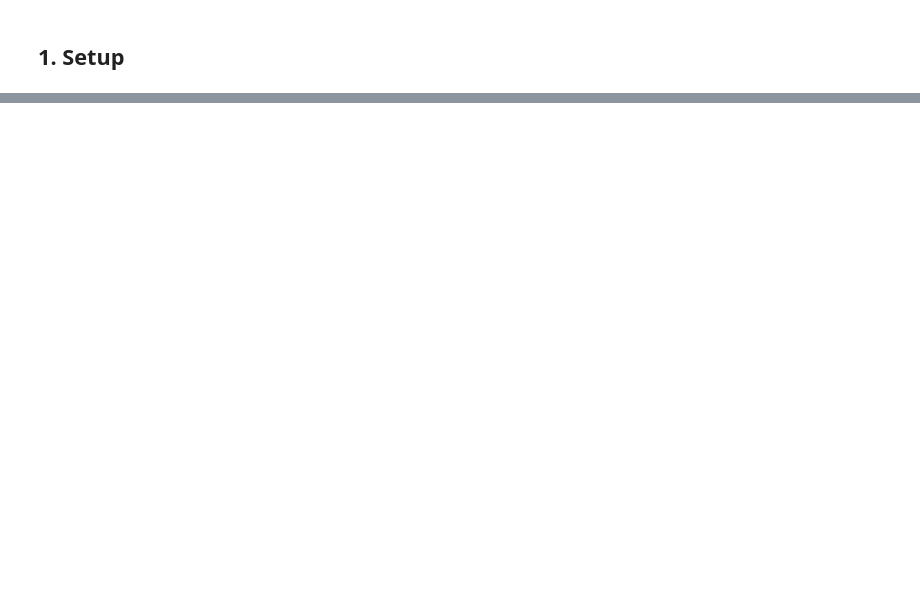
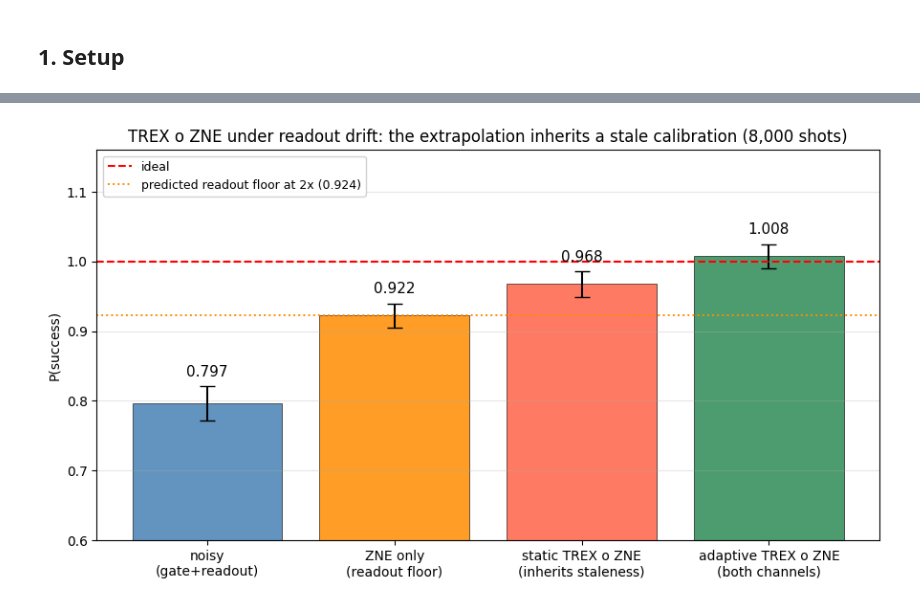
Before and after one commit to t-ferrer/Quantum_error_mitigation, a Jupyter notebook: notebooks/Composite_drift_TREX.ipynb, the cells around one changed output, grey strips where cells are left out. Drawn from its saved outputs; the diff is of its cells as text; code cells hidden in the pictures; blank space fills up the shorter version.

```diff
--- a/notebooks/Composite_drift_TREX.ipynb
+++ b/notebooks/Composite_drift_TREX.ipynb
@@ -180,0 +269,76 @@ then invert (PEC) or amplify (PEA) the *learned* channel. That is the next step.
+# %%
+from mitiq import zne
+from mitiq.zne.inference import ExpFactory, ExtrapolationError
+from mitiq.zne.scaling import fold_global
+
+SF = SPEC_COMPOSITE_READOUT.scale_factors   # [1, 1.5, 2, 3, 5] -- 5 points for the free-asymptote fit
+
+
+def zne_exp(circuit, executor):
+    "Non-adaptive ExpFactory ZNE (free asymptote) -> NaN if the fit fails, as run_benchmark does."
+    try:
+        return zne.execute_with_zne(circuit, executor, scale_noise=fold_global,
+                                    factory=ExpFactory(scale_factors=SF, asymptote=None))
+    except ExtrapolationError:
+        return float("nan")
+
+
+def trex_zne_executor(backend, target, calib, shots):
+    """Readout-corrected P(target) from counts, with a CHOSEN calibration -> composable with ZNE.
+
+    Folding preserves the logical action, so `target` stays valid at every scale factor; and readout
+    is applied once at measurement, so lambda_w is the same for the folded circuit as for the bare
+    one. Swapping `calib` is therefore the ONLY difference between the static and adaptive branches.
+    """
+    def ex(circuit) -> float:
+        qc = circuit.copy(); qc.measure_all()
+        counts = backend.run(qc, shots=shots).result().get_counts()
+        return trex_success_prob_experimental(counts, calib, target, shots, shots)
+    return ex
+
+
+rows = []
+for s in range(N_SEEDS4):
+    circ, tgt = make_benchmark_circuit(s), target_key(s)
+    rows.append((
+        success_prob(exec_bk, s, SHOTS4),                                    # noisy
+        zne_exp(circ, mitiq_executor(exec_bk, s, SHOTS4)),                   # ZNE only -> readout floor
+        zne_exp(circ, trex_zne_executor(exec_bk, tgt, CAL_STATIC, SHOTS4)),  # stale calib, propagated
+        zne_exp(circ, trex_zne_executor(exec_bk, tgt, CAL_ADAPT, SHOTS4)),   # both channels cleared
+    ))
+arr = np.array(rows)
+
+labels5 = ["noisy\n(gate+readout)", "ZNE only\n(readout floor)",
+           "static TREX o ZNE\n(inherits staleness)", "adaptive TREX o ZNE\n(both channels)"]
+colors5 = ["steelblue", "darkorange", "tomato", "seagreen"]
+means5, errs5 = np.nanmean(arr, axis=0), np.nanstd(arr, axis=0)
+# Predicted ZNE-only floor: the twirled channel is symmetric, so P(target) -> prod_i (1 - pbar_i)
+# whatever the target bits. No fit, no free parameter.
+ro_att = float(np.prod([1 - p for p in RO_BAD.twirled().p0]))
+
+fig, ax = plt.subplots(figsize=(9, 5))
+bars = ax.bar(labels5, means5, yerr=errs5, capsize=6, color=colors5, alpha=0.85,
+              edgecolor="black", linewidth=0.5)
+for b, m, e in zip(bars, means5, errs5):
+    ax.text(b.get_x() + b.get_width() / 2, m + e + 0.014, f"{m:.3f}", ha="center", fontsize=11)
+ax.axhline(1.0, ls="--", c="r", lw=1.5, label="ideal")
+ax.axhline(ro_att, ls=":", c="darkorange", lw=1.4,
+           label=f"predicted readout floor at 2x ({ro_att:.3f})")
+ax.set_ylabel("P(success)"); ax.set_ylim(0.6, 1.16)
+ax.set_title(f"TREX o ZNE under readout drift: the extrapolation inherits a stale calibration "
+             f"({SHOTS4:,} shots)")
+ax.legend(loc="upper left", fontsize=9, framealpha=0.9); ax.grid(alpha=0.3, axis="y")
+plt.tight_layout(); plt.show()
+
+# n_fail is reported, never silently dropped: a non-converging Exp fit is a property of the method
+# on that circuit, not a missing measurement (same convention as run_benchmark).
+print(f"{'branch':<20}{'mean':>9}{'std':>9}{'n_fail':>8}")
+for j, lab in enumerate(l.splitlines()[0] for l in labels5):
+    print(f"{lab:<20}{means5[j]:>9.4f}{errs5[j]:>9.4f}{int(np.isnan(arr[:, j]).sum()):>8}")
+print(f"\nZNE only {means5[1]:.4f}  vs  predicted readout floor {ro_att:.4f}"
+      f"   -> folding does not scale readout")
+ok = ~np.isnan(arr[:, 3]) & ~np.isnan(arr[:, 2])
+d = arr[ok, 3] - arr[ok, 2]
+print(f"paired adaptive - static : {d.mean():+.4f} +- {d.std():.4f} over {ok.sum()}/{N_SEEDS4} circuits")
+# %% [output]
+[figure, added]
```
Also changed, not shown: parts of 14 cells of this notebook, 2 other files.
